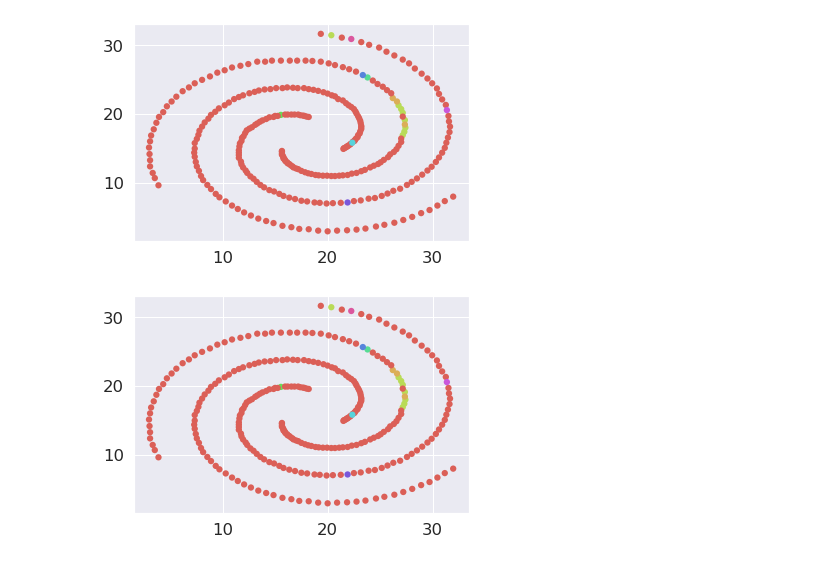
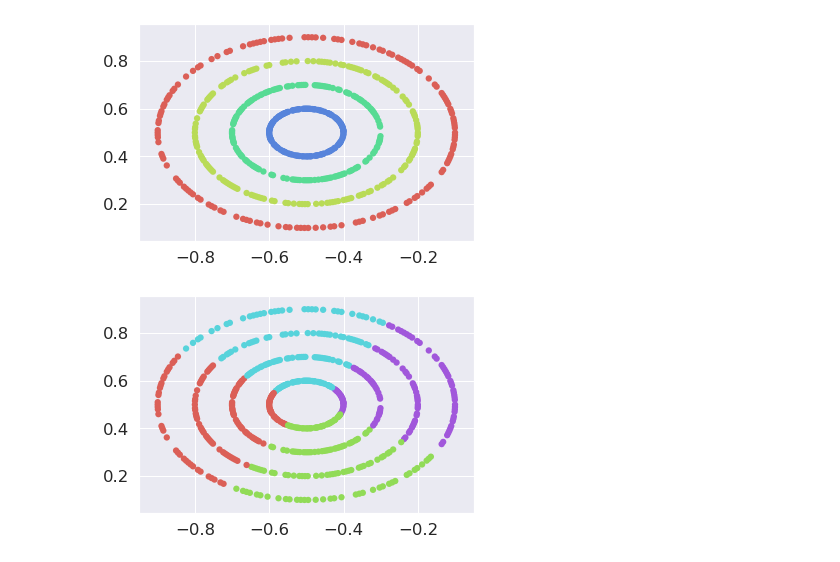
Before and after one commit to kj141/graph_clustering_spatial_data, a Jupyter notebook: Untitled.ipynb, the cells around one changed output. Cells and saved outputs as stored; diff of their text form; code cells hidden in the pictures.

```diff
--- a/Untitled.ipynb
+++ b/Untitled.ipynb
@@ -27,7 +51,8 @@ def getGraphMatrix(X,typeOf,param):
         knGraph = kneighbors_graph(X, param, mode='connectivity', include_self=False)
         pairwise_dists = squareform(pdist(X, 'euclidean'))
         K = scipy.exp(-pairwise_dists ** 2 / 1 ** 2)
-        return K*knGraph
+        #return knGraph.toarray()
+        return K*(knGraph.toarray())
     if(typeOf == 'epsilon'):
         from scipy.spatial.distance import pdist, squareform
         pairwise_dists = squareform(pdist(X, 'euclidean'))
@@ -153,9 +179,9 @@ def normSpectralSym(dataset,clusters,neigh,graph='gaussian'):
 # %%
-def ECT(dataset,clusters,neigh,graph='gaussian',seed=0):
+def ECT(data,clusters,neigh,graph='gaussian',seed=0):
     import numpy.linalg as linalg
     from sklearn.cluster import KMeans
     from scipy.spatial.distance import pdist, squareform
-    data = read_csv('./datasets/'+dataset+'.csv')
+    #data = read_csv('./datasets/'+dataset+'.csv')
     X,Y = getXY(data)
     knGraph = kneighbors_graph(X, neigh, mode='connectivity', include_self=False)
     pairwise_dists = squareform(pdist(X, 'euclidean'))
@@ -164,9 +190,10 @@ def ECT(dataset,clusters,neigh,graph='gaussian',seed=0):
     mst[mst > 0.0] = 1.0
     knGraph = knGraph.toarray()
     mst = mst.toarray()
+    knGraph = np.maximum(knGraph,knGraph.T)
     knGraph = np.maximum(knGraph,mst)
     W = scipy.exp(-pairwise_dists ** 2 / 1 ** 2)*knGraph
-    #W = pairwise_dists*knGraph
+    W = pairwise_dists*knGraph
     W = np.minimum( W, W.transpose() )
     D = np.diag(np.sum(W,axis=1))
     L = D-W
@@ -177,7 +204,8 @@ def ECT(dataset,clusters,neigh,graph='gaussian',seed=0):
     thirdTerm = Lp.transpose()
     fourthTerm = np.tile(Lpd,(Lpd.shape[0],1))
     firstTerm = fourthTerm.transpose()
-    N = firstTerm - secondTerm - thirdTerm + fourthTerm
+
+    N = np.sum(W)*(firstTerm - secondTerm - thirdTerm + fourthTerm)
     #from k_means_proto import perform_k_means_algorithm
-    prototypes, labels = perform_k_means_algorithm(W,clusters,1e-6,seed)
-    return X,labels,prototypes
+    prototypes, labels = perform_k_means_algorithm(N,clusters,1e-6,seed)
+    return X,Y,labels,prototypes,W
@@ -195,22 +307,47 @@ def draw(X, labels, clusters):
 # %%
-clusters = 10
-dataset = 'spirals'
-# #Regular Kemans
-# X,labels = simpleKMeans(dataset,clusters,4)
-# draw(X,labels,clusters)
-# #Unnormalized Spectral
-# X,labels = unnormSpectral(dataset,clusters,4)
-# draw(X,labels,clusters)
-# #Normalized Spectral RW
-# X,labels = normSpectralRW(dataset,clusters,4)
-# draw(X,labels,clusters)
-# #Normalized Spectral Sym
-# X,labels = normSpectralSym(dataset,clusters,4)
-# draw(X,labels,clusters)
+clusters = 4
+dataset = 'concentric'
+
+data = read_csv('./datasets/'+dataset+'.csv')
+#Regular Kemans
+neigh = 10
+X,Y,labels,W = simpleKMeans(data,clusters,neigh)
+draw(X,Y,len(set(Y))+1)
+draw(X,labels,clusters)
+print(simpleStats(labels,Y))
+#Unnormalized Spectral
+X,Y,labels,W = unnormSpectral(data,clusters,neigh)
+draw(X,labels,clusters)
+deewalkGraph = W
+save_edgelist(W,dataset)
+print(simpleStats(labels,Y))
+print(graphStats(W,labels))
+print(graphStats(W,Y))
+#Normalized Spectral RW
+X,Y,labels,W = normSpectralRW(data,clusters,neigh)
+draw(X,labels,clusters)
+print(simpleStats(labels,Y))
+print(graphStats(W,labels))
+print(graphStats(W,Y))
+#Normalized Spectral Sym
+X,Y,labels,W = normSpectralSym(data,clusters,neigh)
+draw(X,labels,clusters)
+print(simpleStats(labels,Y))
+print(graphStats(W,labels))
+print(graphStats(W,Y))
+#ECT
+X,Y,labels,prototypes,W = ECT(data,clusters,neigh,0)
+draw(X,np.array(labels),clusters)
+print(simpleStats(labels,Y))
+print(graphStats(W,labels))
+print(graphStats(W,Y))
 #ECT Random Walk
-for i in range(10):
-    X,labels,prototypes = ECT(dataset,clusters,10,i)
-    draw(X,np.array(labels),clusters)
+# X,labels,prototypes,W = ECT(dataset,clusters,20,i)
+# save_edgelist(W,'spirals')
+#draw(X,np.array(labels),clusters)
+# for i in range(10):
+#     X,labels,prototypes = ECT(dataset,clusters,10,i)
+#     draw(X,np.array(labels),clusters)
 # %% [output]
-[figure, old version]
+[figure, new version]
-[figure, old version]
+[figure, new version]
```
Also changed, not shown: parts of 8 cells of this notebook, 6 other files.
